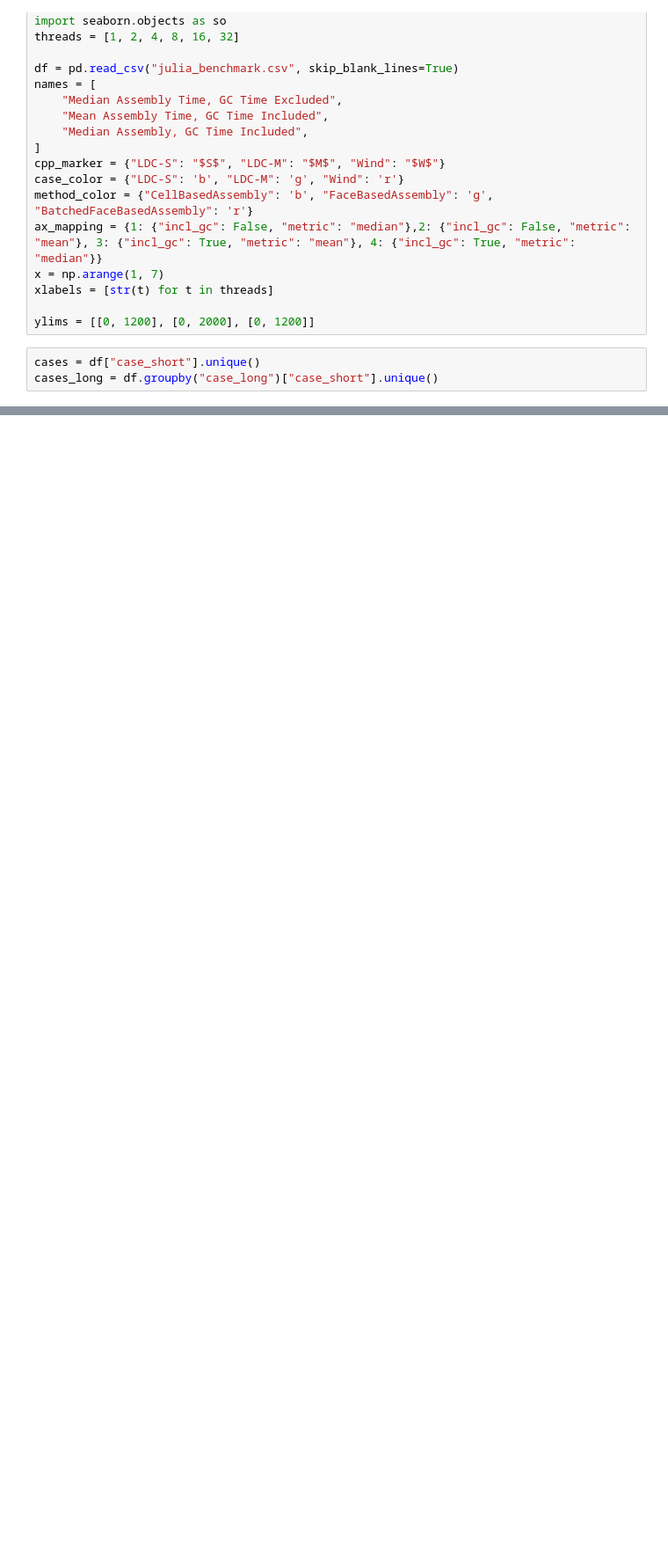
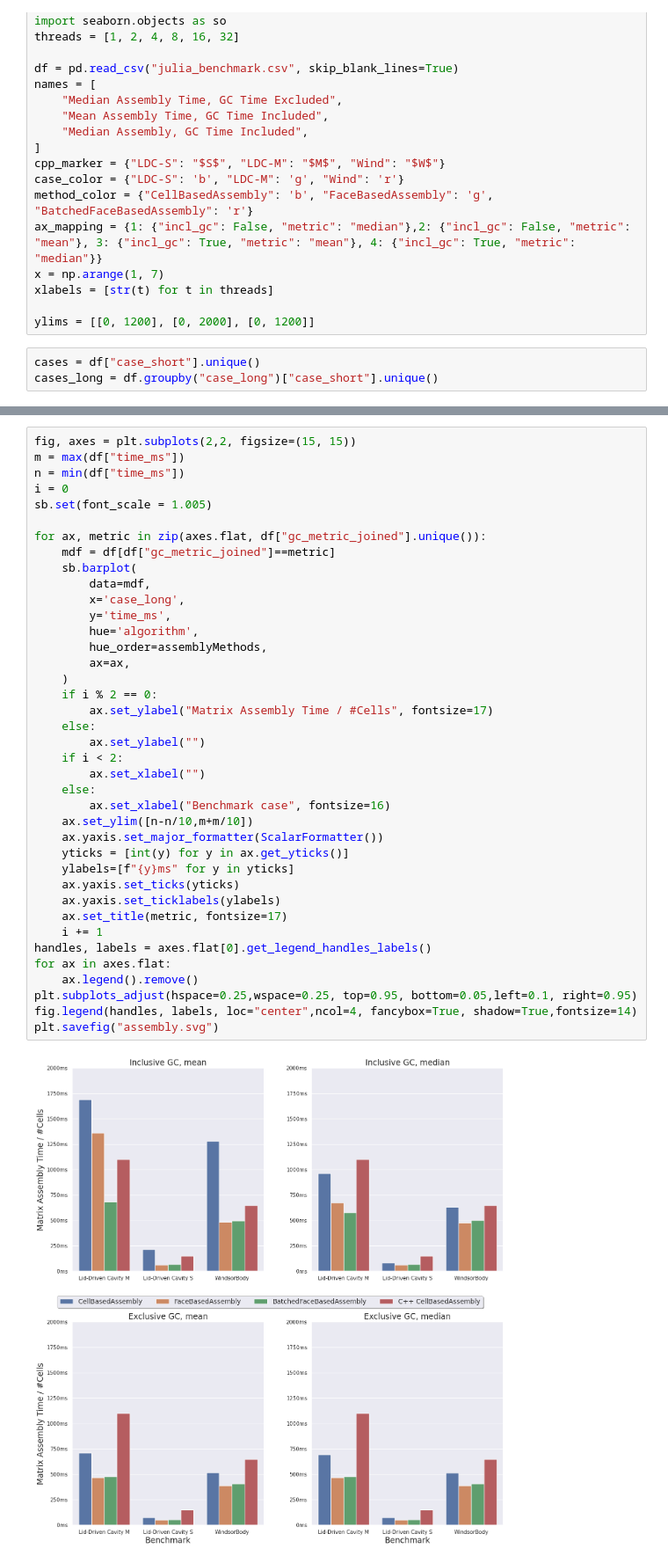
Before and after one commit to lupeterm/FVM-Prototyping, a Jupyter notebook: notebook.ipynb, the cells around one changed output, grey strips where cells are left out. Shown at 88% size. Saved outputs shown, nothing was run; the diff lists cells and outputs as text; blank space fills up the shorter version.

```diff
--- a/notebook.ipynb
+++ b/notebook.ipynb
@@ -68,3 +173,44 @@ AttributeError: 'Axes' object has no attribute 'suptitle'
+# %%
+fig, axes = plt.subplots(2,2, figsize=(15, 15))
+m = max(df["time_ms"])
+n = min(df["time_ms"])
+i = 0
+sb.set(font_scale = 1.005)
+
+for ax, metric in zip(axes.flat, df["gc_metric_joined"].unique()):
+    mdf = df[df["gc_metric_joined"]==metric]
+    sb.barplot(
+        data=mdf,
+        x='case_long',
+        y='time_ms',
+        hue='algorithm',
+        hue_order=assemblyMethods,
+        ax=ax,
+    )
+    if i % 2 == 0:
+        ax.set_ylabel("Matrix Assembly Time / #Cells", fontsize=17)
+    else:
+        ax.set_ylabel("")
+    if i < 2:
+        ax.set_xlabel("")
+    else:
+        ax.set_xlabel("Benchmark case", fontsize=16)
+    ax.set_ylim([n-n/10,m+m/10])
+    ax.yaxis.set_major_formatter(ScalarFormatter())
+    yticks = [int(y) for y in ax.get_yticks()]
+    ylabels=[f"{y}ms" for y in yticks]
+    ax.yaxis.set_ticks(yticks)
+    ax.yaxis.set_ticklabels(ylabels)
+    ax.set_title(metric, fontsize=17)
+    i += 1
+handles, labels = axes.flat[0].get_legend_handles_labels()
+for ax in axes.flat:
+    ax.legend().remove()
+plt.subplots_adjust(hspace=0.25,wspace=0.25, top=0.95, bottom=0.05,left=0.1, right=0.95)
+fig.legend(handles, labels, loc="center",ncol=4, fancybox=True, shadow=True,fontsize=14)
+plt.savefig("assembly.svg")
+# %% [output]
+[figure, added]
 # %%
 
 fig, axes = plt.subplots(4,1, figsize=(10, 11))
```
Also changed, not shown: parts of 10 cells of this notebook, 7 other files.
